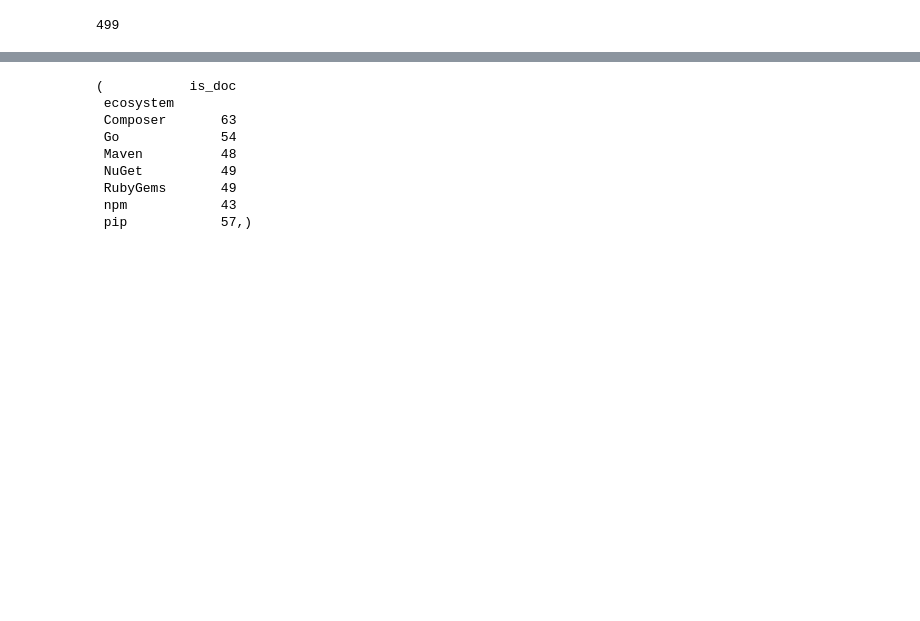
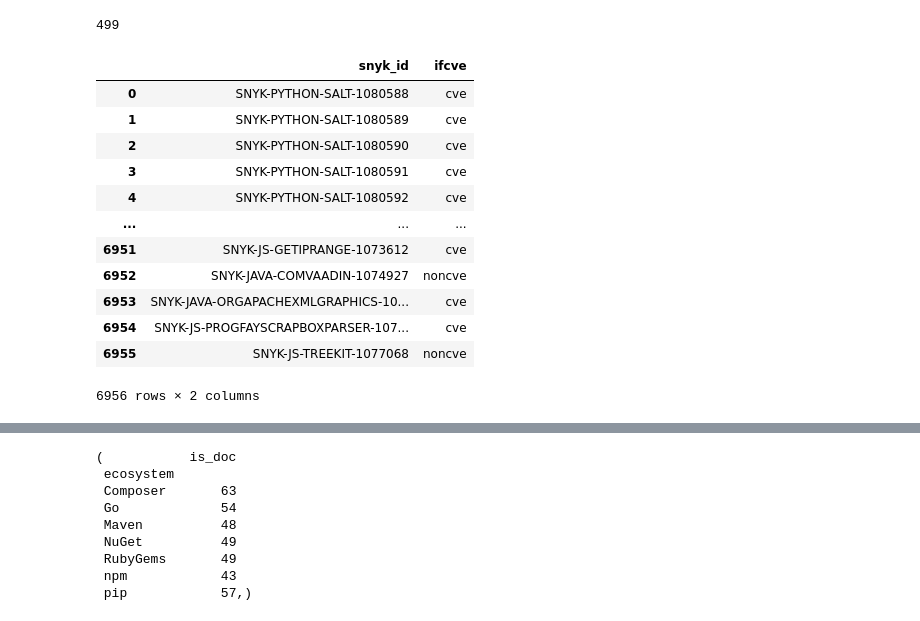
Before and after one commit to nasifimtiazohi/advisory-lifecycle, a Jupyter notebook: data_explore/rq3.ipynb, the cells around one changed output, grey strips where cells are left out. Saved outputs shown, nothing was run; the diff lists cells and outputs as text; code cells hidden in the pictures; blank space fills up the shorter version.

```diff
--- a/data_explore/rq3.ipynb
+++ b/data_explore/rq3.ipynb
@@ -145,3 +146,26 @@ len(csv)
 499
 # %%
 assert df.iloc[7,4] == len(csv)
+# %%
+q='''select id as snyk_id,
+       case
+        when id in (select advisory_id from advisoryCVE) then 'cve'
+        else 'noncve'
+end as ifcve
+from advisory;'''
+ifcve = pd.DataFrame(sql.execute(q))
+ifcve
+# %% [output]
+|  | snyk_id | ifcve |
+| 0 | SNYK-PYTHON-SALT-1080588 | cve |
+| 1 | SNYK-PYTHON-SALT-1080589 | cve |
+| 2 | SNYK-PYTHON-SALT-1080590 | cve |
+| 3 | SNYK-PYTHON-SALT-1080591 | cve |
+| 4 | SNYK-PYTHON-SALT-1080592 | cve |
+| ... | ... | ... |
+| 6951 | SNYK-JS-GETIPRANGE-1073612 | cve |
+| 6952 | SNYK-JAVA-COMVAADIN-1074927 | noncve |
+| 6953 | SNYK-JAVA-ORGAPACHEXMLGRAPHICS-10... | cve |
+| 6954 | SNYK-JS-PROGFAYSCRAPBOXPARSER-107... | cve |
+| 6955 | SNYK-JS-TREEKIT-1077068 | noncve |
+6956 rows × 2 columns
```
Also changed, not shown: parts of 21 cells of this notebook, 2 other files.
